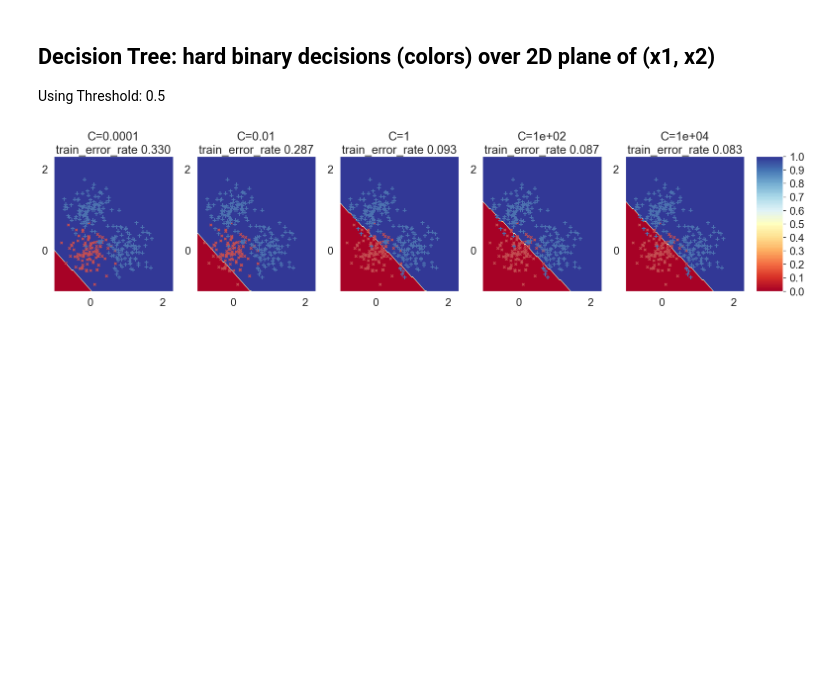
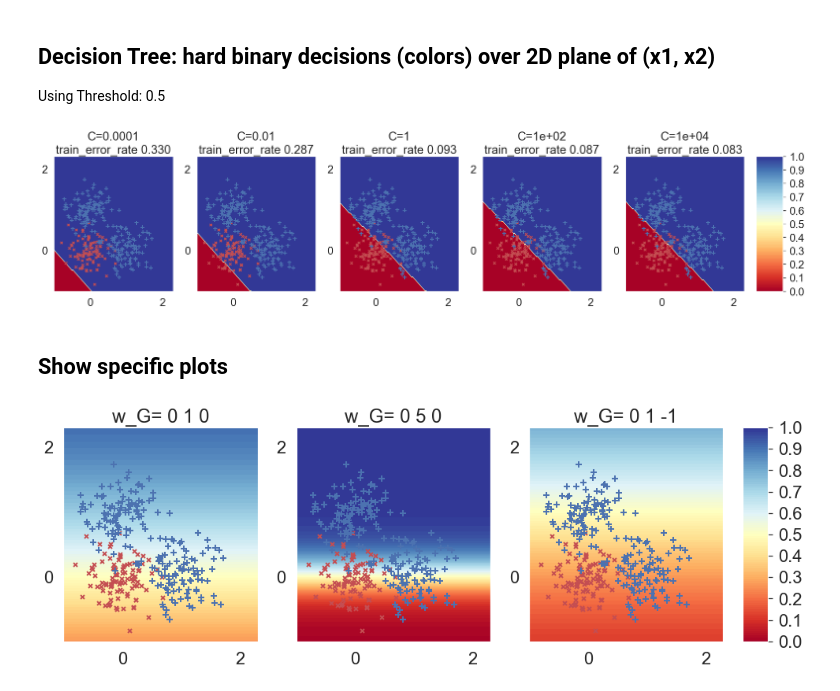
Before and after one commit to tufts-ml-courses/comp135-19s-assignments, a Jupyter notebook: labs/BinaryClassifierVisualizingPredictionsDemo.ipynb, the cells around one changed output. Cells and saved outputs as stored; diff of their text form; code cells hidden in the pictures; blank space fills up the shorter version.

```diff
--- a/labs/BinaryClassifierVisualizingPredictionsDemo.ipynb
+++ b/labs/BinaryClassifierVisualizingPredictionsDemo.ipynb
@@ -256,9 +256,12 @@ for ii, C in enumerate(C_grid):
     plt.sca(axes[ii])
     clf = sklearn.linear_model.LogisticRegression(C=C)
     clf.fit(x_N2, y_N)
+    if ii == 0:
+        clf0 = clf
 
     plot_pretty_probabilities_for_clf(clf, do_show_colorbar=is_last);
     plot_pretty_data_colored_by_labels(x_N2, y_N);
 
     plt.title("C=%.2g" % C)
+    print(np.hstack([clf.coef_.flatten(), np.atleast_1d(clf.intercept_)]))
 # %% [output]
@@ -287,3 +307,29 @@ for ii, C in enumerate(C_grid):
     plt.title("C=%.2g\ntrain_error_rate %.3f" % (C, train_err_rate))
 # %% [output]
 [figure]
+# %% [markdown]
+## Show specific plots
+# %%
+w_grid = [[0, 1, 0], [0 , 5, 0], [0, 1, -1]]
+ncols = len(w_grid)
+
+fig_h, axes = plt.subplots(nrows=1, ncols=ncols, figsize=(5 * ncols, 5))
+
+clf = sklearn.linear_model.LogisticRegression(C=10.0)
+clf.fit(x_N2, y_N)
+
+is_last = False
+for ii, w_G in enumerate(w_grid):
+    if ii == ncols - 1:
+        is_last = True
+
+    clf.coef_[:] = w_G[:-1]
+    clf.intercept_ = w_G[-1]
+
+    plt.sca(axes[ii])
+    plot_pretty_probabilities_for_clf(clf, do_show_colorbar=is_last);
+    plot_pretty_data_colored_by_labels(x_N2, y_N);
+
+    plt.title("w_G= %s" % ' '.join(['%d' % wval for wval in w_G]))
+# %% [output]
+[figure, added]
```
Also changed, not shown: parts of 5 cells of this notebook, 2 other files.
